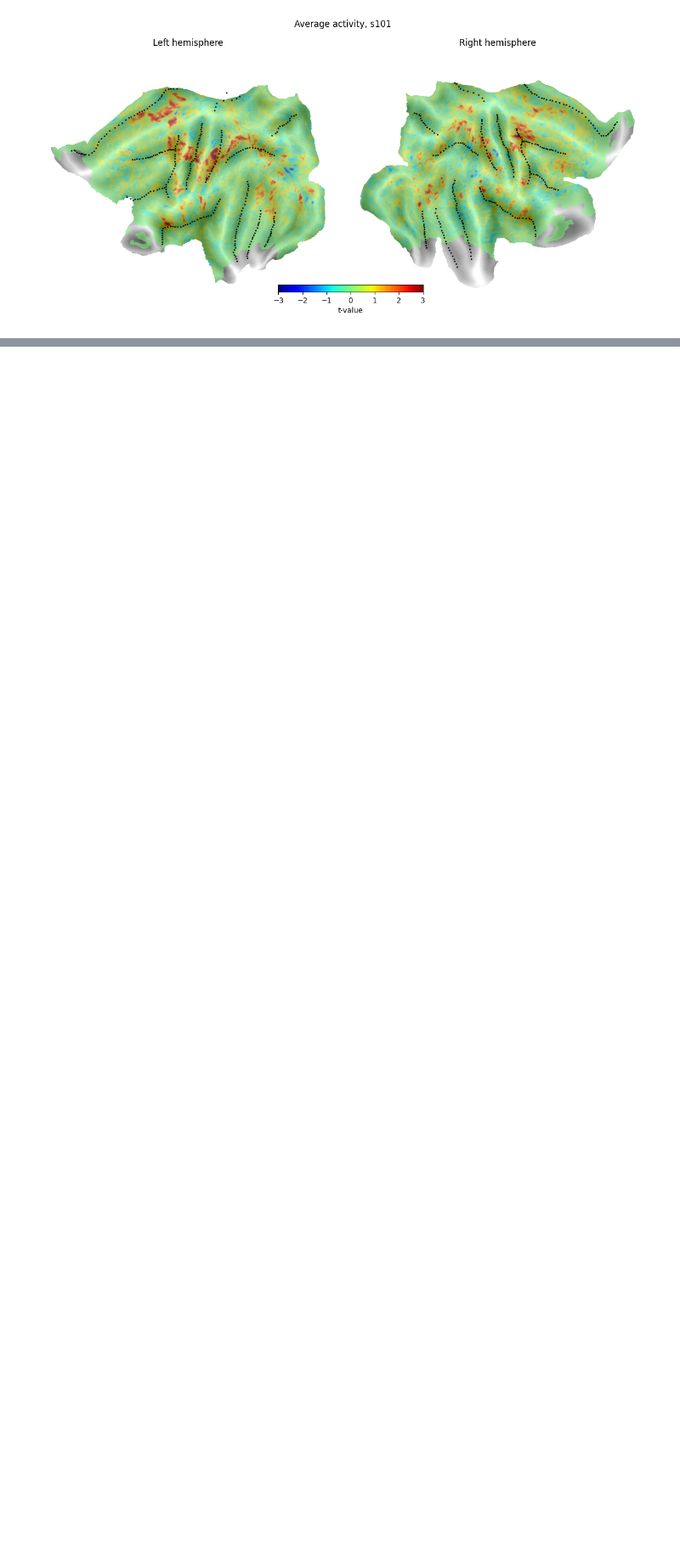
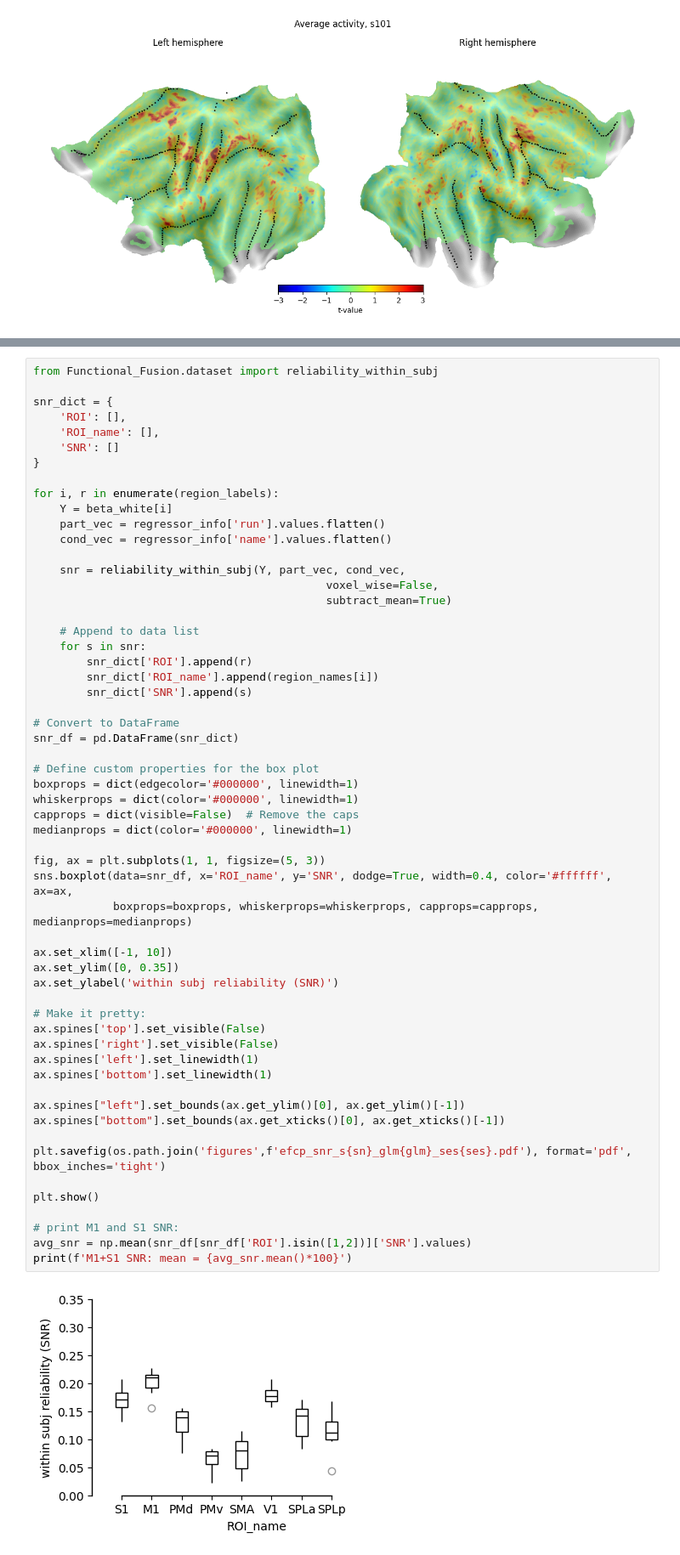
Before and after one commit to alighavam/EFC_patternfMRI, a Jupyter notebook: efcp_mri.ipynb, the cells around one changed output, grey strips where cells are left out. Shown at 85% size. Drawn from its saved outputs; the diff is of its cells as text; blank space fills up the shorter version.

```diff
--- a/efcp_mri.ipynb
+++ b/efcp_mri.ipynb
@@ -371,0 +380,59 @@ plt.show()
+# %%
+from Functional_Fusion.dataset import reliability_within_subj
+
+snr_dict = {
+    'ROI': [],
+    'ROI_name': [],
+    'SNR': []
+}
+
+for i, r in enumerate(region_labels):
+    Y = beta_white[i]
+    part_vec = regressor_info['run'].values.flatten()
+    cond_vec = regressor_info['name'].values.flatten()
+
+    snr = reliability_within_subj(Y, part_vec, cond_vec,
+                                            voxel_wise=False,
+                                            subtract_mean=True)
+
+    # Append to data list
+    for s in snr:
+        snr_dict['ROI'].append(r)
+        snr_dict['ROI_name'].append(region_names[i])
+        snr_dict['SNR'].append(s)
+
+# Convert to DataFrame
+snr_df = pd.DataFrame(snr_dict)
+
+# Define custom properties for the box plot
+boxprops = dict(edgecolor='#000000', linewidth=1)
+whiskerprops = dict(color='#000000', linewidth=1)
+capprops = dict(visible=False)  # Remove the caps
+medianprops = dict(color='#000000', linewidth=1)
+
+fig, ax = plt.subplots(1, 1, figsize=(5, 3))
+sns.boxplot(data=snr_df, x='ROI_name', y='SNR', dodge=True, width=0.4, color='#ffffff', ax=ax,
+            boxprops=boxprops, whiskerprops=whiskerprops, capprops=capprops, medianprops=medianprops)
+
+ax.set_xlim([-1, 10])
+ax.set_ylim([0, 0.35])
+ax.set_ylabel('within subj reliability (SNR)')
+
+# Make it pretty:
+ax.spines['top'].set_visible(False)
+ax.spines['right'].set_visible(False)
+ax.spines['left'].set_linewidth(1)
+ax.spines['bottom'].set_linewidth(1)
+
+ax.spines["left"].set_bounds(ax.get_ylim()[0], ax.get_ylim()[-1])
+ax.spines["bottom"].set_bounds(ax.get_xticks()[0], ax.get_xticks()[-1])
+
+plt.savefig(os.path.join('figures',f'efcp_snr_s{sn}_glm{glm}_ses{ses}.pdf'), format='pdf', bbox_inches='tight')
+
+plt.show()
+
+# print M1 and S1 SNR:
+avg_snr = np.mean(snr_df[snr_df['ROI'].isin([1,2])]['SNR'].values)
+print(f'M1+S1 SNR: mean = {avg_snr.mean()*100}')
+# %% [output]
+[figure, added]
```
Also changed, not shown: parts of 10 cells of this notebook, 1 other file.
